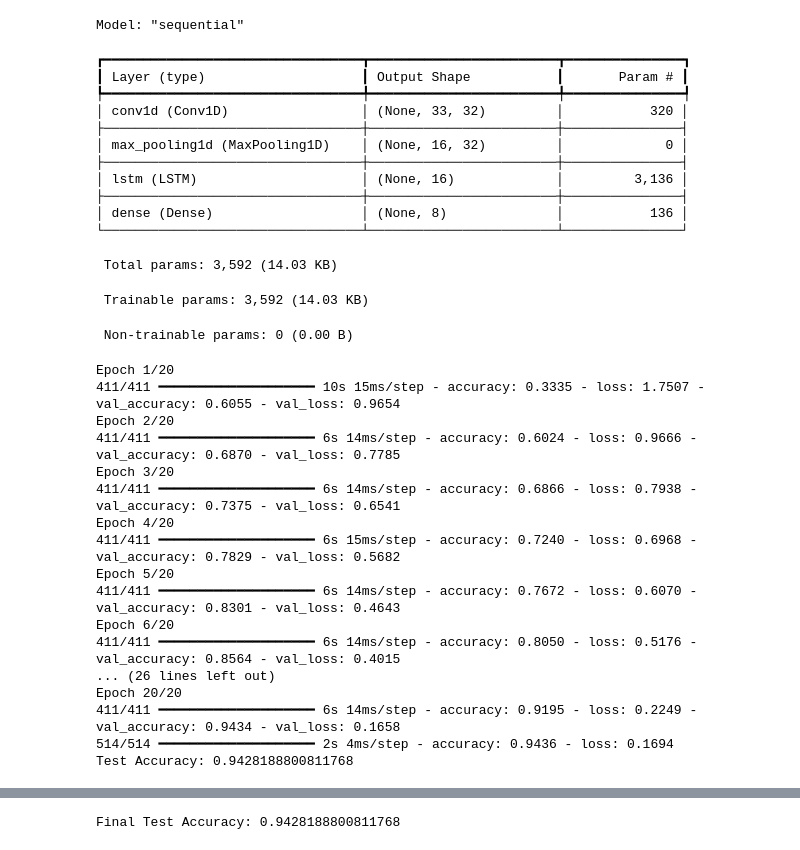
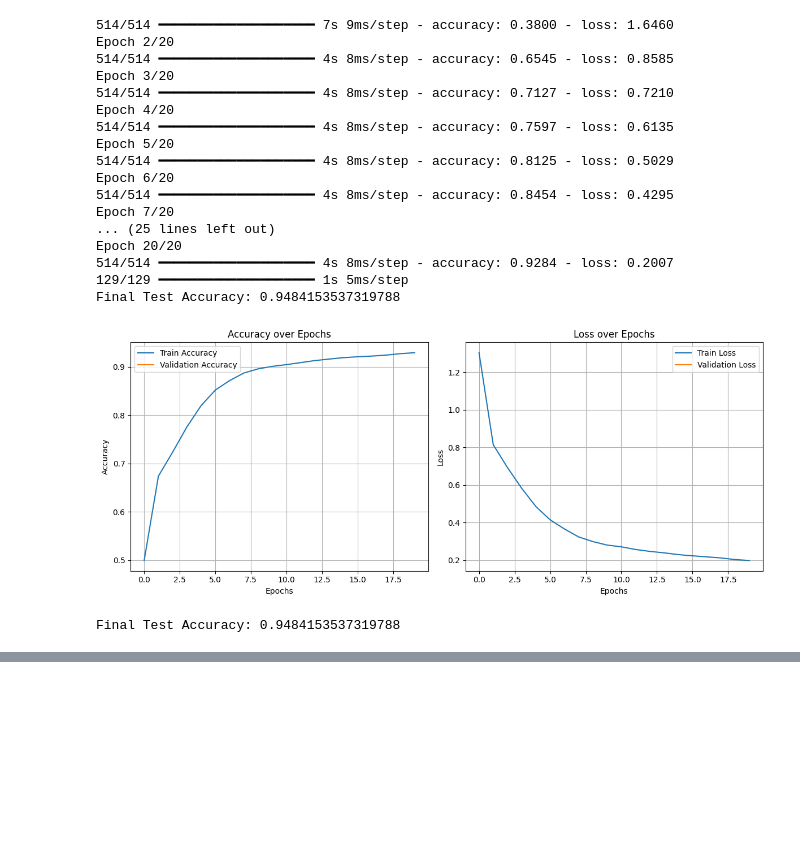
Before and after one commit to RaeesRaqeeb/An-Enhanced-CNN-LSTM-Method-for-Real-Time-Edge-Intrusion-Detection-and-a-Realistic-Deployment-Model, a Jupyter notebook: fog-computing-intrusion-detection/notebooks/cnn-pipeline.ipynb, the cells around one changed output, grey strips where cells are left out. Drawn from its saved outputs; the diff is of its cells as text; code cells hidden in the pictures; blank space fills up the shorter version.

Commit message:
cnn_pipeline_complete

```diff
--- a/fog-computing-intrusion-detection/notebooks/cnn-pipeline.ipynb
+++ b/fog-computing-intrusion-detection/notebooks/cnn-pipeline.ipynb
@@ -28,4 +18,8 @@ def load_data(path):
     X = X.fillna(X.mean()).values
 
     y = df["Label"].astype(str).values
-    return X, y
+    encoder = LabelEncoder()
+    y = encoder.fit_transform(y)
+    num_classes = len(np.unique(y))
+    y = to_categorical(y, num_classes=num_classes)
+    return X, y,num_classes
@@ -51,9 +32,14 @@ def build_model(input_shape, num_classes):
         Dense(num_classes, activation="sigmoid")
     ])
 
+    if num_classes>2:
+        entropy = "categorical_crossentropy"
+    else:
+        entropy = "binary_crossentropy"
+
     model.compile(
         optimizer="adam",
-        loss="categorical_crossentropy",
+        loss=entropy,
         metrics=["accuracy"]
     )
     return model
@@ -113,6 +101,6 @@ def full_pipeline(path):
 # %%
 path = r"/kaggle/input/classwise-balanced-ciciot-2023/ClassWise_Labeled_Balanced_Dataset.csv"
 
-model, encoder, scaler, acc = full_pipeline(path)
+model,acc = cnn_pipeline(path)
 print("Final Test Accuracy:", acc)
 # %% [output]
@@ -120,32 +108,19 @@ print("Final Test Accuracy:", acc)
-Model: "sequential"
+514/514 ━━━━━━━━━━━━━━━━━━━━ 7s 9ms/step - accuracy: 0.3800 - loss: 1.6460
+Epoch 2/20
+514/514 ━━━━━━━━━━━━━━━━━━━━ 4s 8ms/step - accuracy: 0.6545 - loss: 0.8585
+Epoch 3/20
+514/514 ━━━━━━━━━━━━━━━━━━━━ 4s 8ms/step - accuracy: 0.7127 - loss: 0.7210
+Epoch 4/20
+514/514 ━━━━━━━━━━━━━━━━━━━━ 4s 8ms/step - accuracy: 0.7597 - loss: 0.6135
+Epoch 5/20
+514/514 ━━━━━━━━━━━━━━━━━━━━ 4s 8ms/step - accuracy: 0.8125 - loss: 0.5029
+Epoch 6/20
+514/514 ━━━━━━━━━━━━━━━━━━━━ 4s 8ms/step - accuracy: 0.8454 - loss: 0.4295
+Epoch 7/20
+... (25 lines left out)
+Epoch 20/20
+514/514 ━━━━━━━━━━━━━━━━━━━━ 4s 8ms/step - accuracy: 0.9284 - loss: 0.2007
+129/129 ━━━━━━━━━━━━━━━━━━━━ 1s 5ms/step
+Final Test Accuracy: 0.9484153537319788
+[figure, new version]
-┏━━━━━━━━━━━━━━━━━━━━━━━━━━━━━━━━━┳━━━━━━━━━━━━━━━━━━━━━━━━┳━━━━━━━━━━━━━━━┓
-┃ Layer (type)                    ┃ Output Shape           ┃       Param # ┃
-┡━━━━━━━━━━━━━━━━━━━━━━━━━━━━━━━━━╇━━━━━━━━━━━━━━━━━━━━━━━━╇━━━━━━━━━━━━━━━┩
-│ conv1d (Conv1D)                 │ (None, 33, 32)         │           320 │
-├─────────────────────────────────┼────────────────────────┼───────────────┤
-│ max_pooling1d (MaxPooling1D)    │ (None, 16, 32)         │             0 │
-├─────────────────────────────────┼────────────────────────┼───────────────┤
-│ lstm (LSTM)                     │ (None, 16)             │         3,136 │
-├─────────────────────────────────┼────────────────────────┼───────────────┤
-│ dense (Dense)                   │ (None, 8)              │           136 │
-└─────────────────────────────────┴────────────────────────┴───────────────┘
+Final Test Accuracy: 0.9484153537319788
- Total params: 3,592 (14.03 KB)
- Trainable params: 3,592 (14.03 KB)
- Non-trainable params: 0 (0.00 B)
-Epoch 1/20
-411/411 ━━━━━━━━━━━━━━━━━━━━ 10s 15ms/step - accuracy: 0.3335 - loss: 1.7507 - val_accuracy: 0.6055 - val_loss: 0.9654
-Epoch 2/20
-411/411 ━━━━━━━━━━━━━━━━━━━━ 6s 14ms/step - accuracy: 0.6024 - loss: 0.9666 - val_accuracy: 0.6870 - val_loss: 0.7785
-Epoch 3/20
-411/411 ━━━━━━━━━━━━━━━━━━━━ 6s 14ms/step - accuracy: 0.6866 - loss: 0.7938 - val_accuracy: 0.7375 - val_loss: 0.6541
-Epoch 4/20
-411/411 ━━━━━━━━━━━━━━━━━━━━ 6s 15ms/step - accuracy: 0.7240 - loss: 0.6968 - val_accuracy: 0.7829 - val_loss: 0.5682
-Epoch 5/20
-411/411 ━━━━━━━━━━━━━━━━━━━━ 6s 14ms/step - accuracy: 0.7672 - loss: 0.6070 - val_accuracy: 0.8301 - val_loss: 0.4643
-Epoch 6/20
-411/411 ━━━━━━━━━━━━━━━━━━━━ 6s 14ms/step - accuracy: 0.8050 - loss: 0.5176 - val_accuracy: 0.8564 - val_loss: 0.4015
-... (26 lines left out)
-Epoch 20/20
-411/411 ━━━━━━━━━━━━━━━━━━━━ 6s 14ms/step - accuracy: 0.9195 - loss: 0.2249 - val_accuracy: 0.9434 - val_loss: 0.1658
-514/514 ━━━━━━━━━━━━━━━━━━━━ 2s 4ms/step - accuracy: 0.9436 - loss: 0.1694
-Test Accuracy: 0.9428188800811768
@@ -154 +126,0 @@ Test Accuracy: 0.9428188800811768
-Final Test Accuracy: 0.9428188800811768
```
Also changed, not shown: parts of 9 cells of this notebook.
